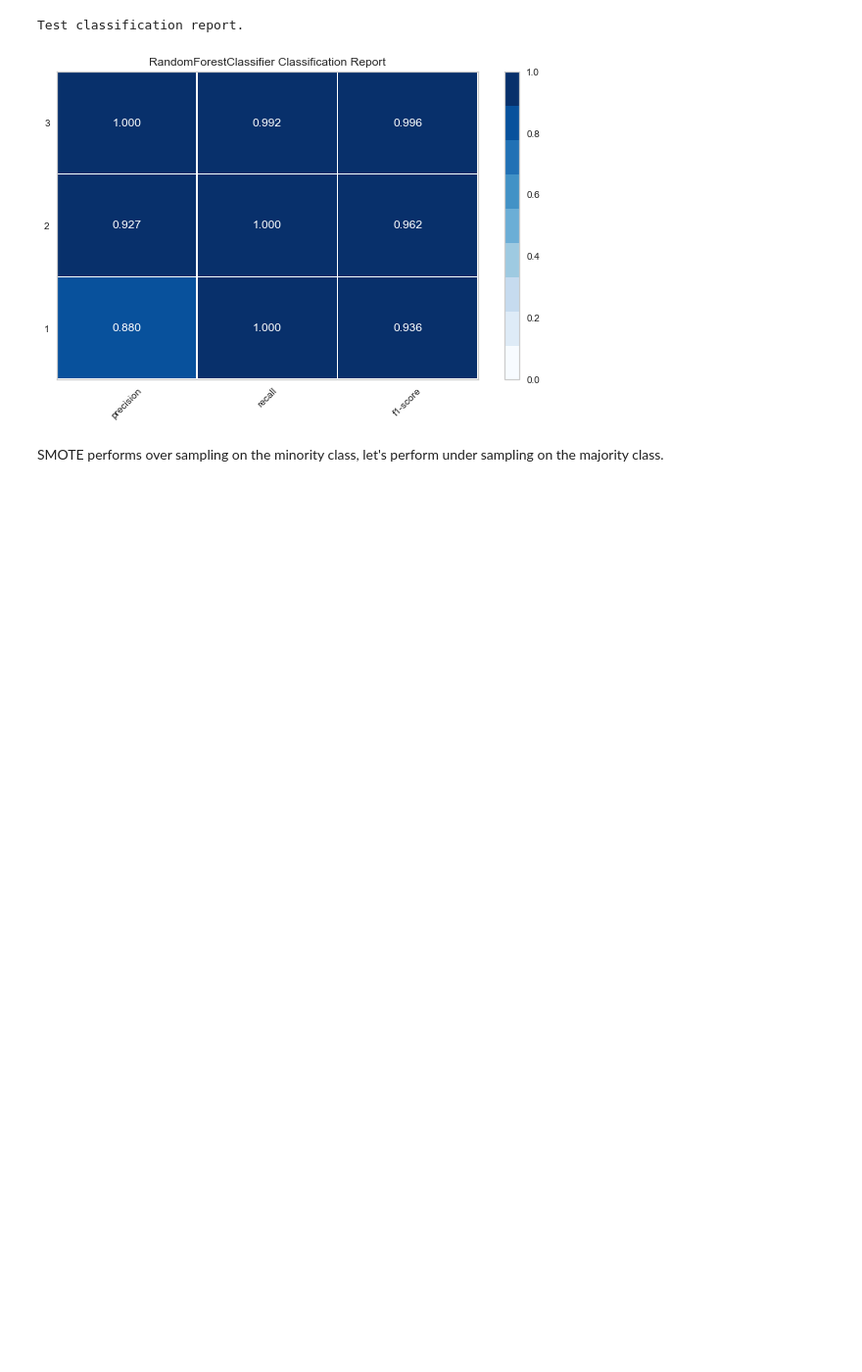
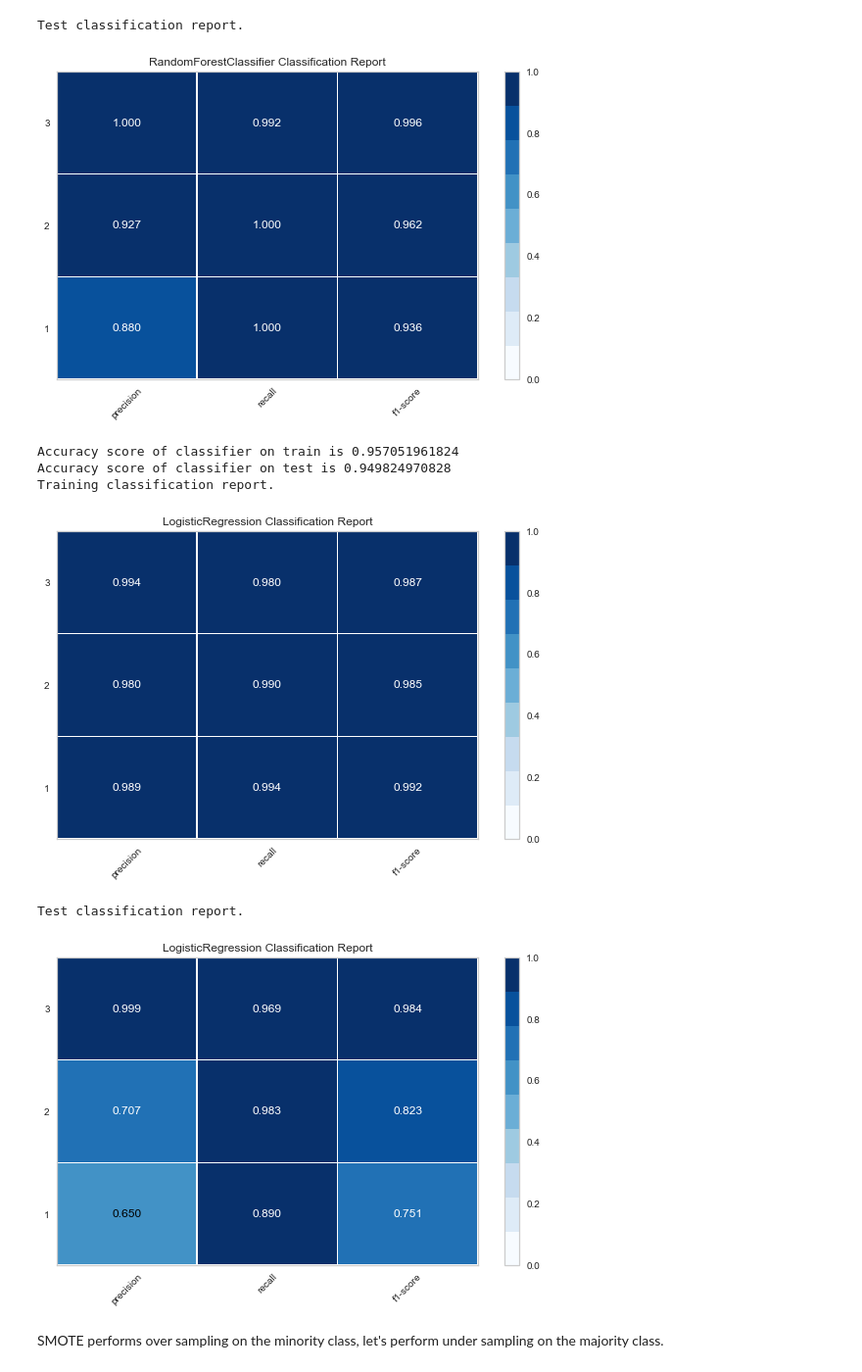
Before and after one commit to rahul7a/thyroid-classification, a Jupyter notebook: MachineLearning/ModelingAndMachineLearning.ipynb, the cells around one changed output. Shown at 98% size. Saved outputs shown, nothing was run; the diff lists cells and outputs as text; code cells hidden in the pictures; blank space fills up the shorter version.

```diff
--- a/MachineLearning/ModelingAndMachineLearning.ipynb
+++ b/MachineLearning/ModelingAndMachineLearning.ipynb
@@ -216,19 +216,19 @@ Test classification report.
 # Perform RandomForestClassifier
 from sklearn.ensemble import RandomForestClassifier
 
-rf_clf = RandomForestClassifier(random_state=RANDOM_STATE)
+randomforest_clf = RandomForestClassifier(random_state=RANDOM_STATE)
 
-_ = classifier_scores(rf_clf, 'train', X_train, y_train, True)
-_ = classifier_scores(rf_clf, 'test', X_test, y_test, True)
+_ = classifier_scores(randomforest_clf, 'train', X_train, y_train, True)
+_ = classifier_scores(randomforest_clf, 'test', X_test, y_test, True)
 # %% [output]
 Accuracy score of classifier on train is 1.0
 Accuracy score of classifier on test is 0.99008168028
 # %%
-show_report(rf_clf, X_train, y_train, 'classification', 'train')
-show_report(rf_clf, X_test, y_test, 'classification', 'test')
+show_report(randomforest_clf, X_train, y_train, 'classification', 'train')
+show_report(randomforest_clf, X_test, y_test, 'classification', 'test')
 #show_report(rf_clf, X_train, y_train, 'confusion', 'train')
 #show_report(rf_clf, X_test, y_test, 'confusion', 'test')
-classifiers['RandomForestClassifier']=rf_clf
+classifiers['RandomForestClassifier'] = randomforest_clf
 # %% [output]
 Training classification report.
 [figure]
@@ -258,6 +258,24 @@ Training classification report.
 [figure]
 Test classification report.
 [figure]
+# %%
+logreg_C_l1_smote = LogisticRegression(penalty='l1', C=c)
+
+_ = classifier_scores(logreg_C_l1_smote, 'train', X_train, y_train, True)
+_ = classifier_scores(logreg_C_l1_smote, 'test', X_test, y_test, True)
+show_report(logreg_C_l1_smote, os_features, os_labels, 'classification', 'train')
+show_report(logreg_C_l1_smote, X_test, y_test, 'classification', 'test')
+
+#show_report(logreg_C_l1, os_features, os_labels, 'confusion', 'train')
+#show_report(logreg_C_l1, X_test, y_test, 'confusion', 'test')
+classifiers['LogisticRegression C=1000 L1 regularization using SMOTE'] = logreg_C_l1_smote
+# %% [output]
+Accuracy score of classifier on train is 0.957051961824
+Accuracy score of classifier on test is 0.949824970828
+Training classification report.
+[figure, added]
+Test classification report.
+[figure, added]
 # %% [markdown]
 SMOTE performs over sampling on the minority class, let's perform under sampling on the majority class.
 # %%
```
Also changed, not shown: parts of 28 cells of this notebook.
